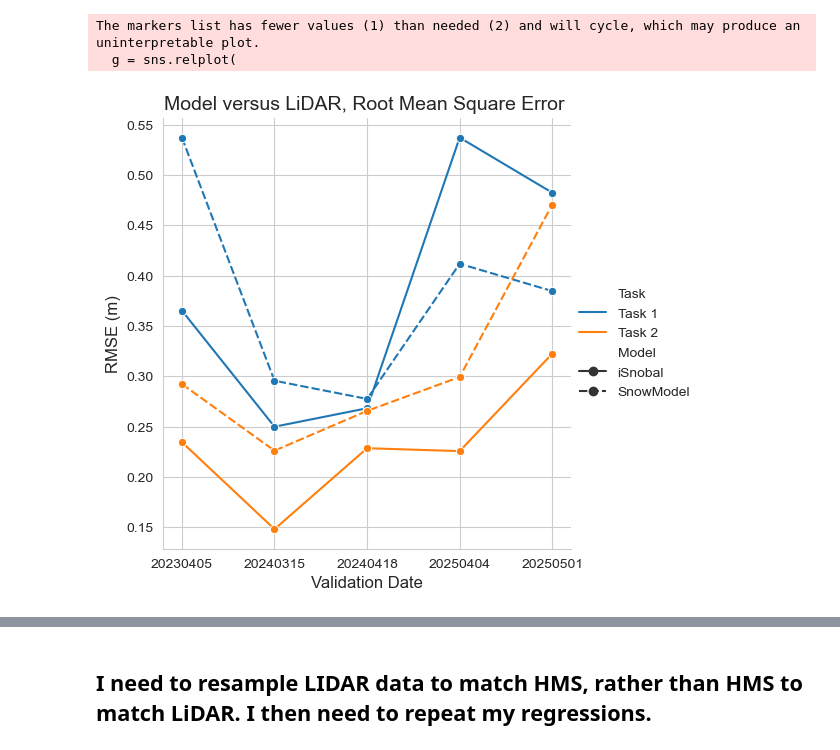
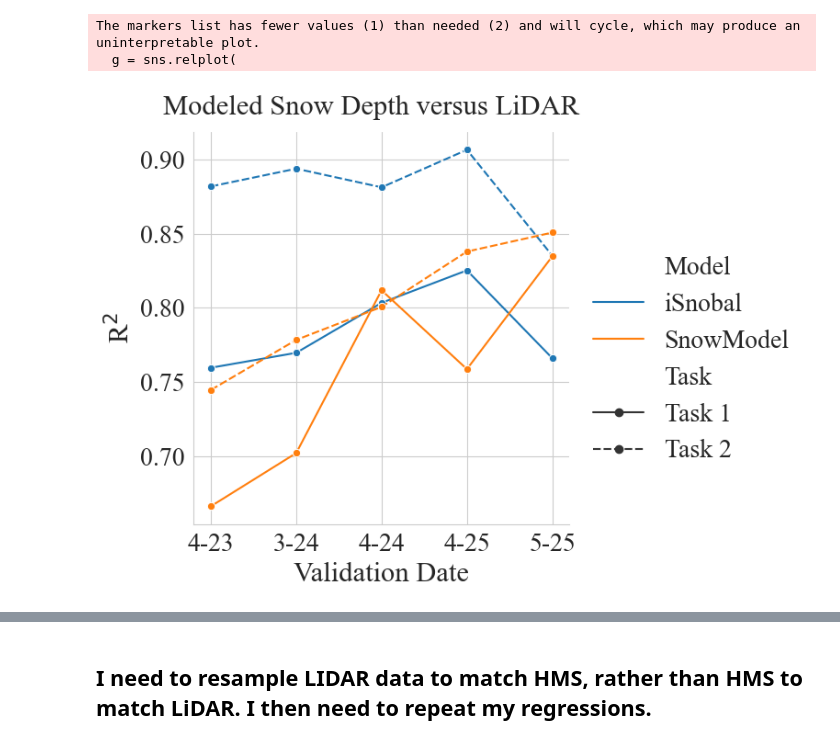
Before and after one commit to naniciafone/SIRO, a Jupyter notebook: notebooks/analysis.ipynb, the cells around one changed output, grey strips where cells are left out. Cells and saved outputs as stored; diff of their text form; code cells hidden in the pictures.

```diff
--- a/notebooks/analysis.ipynb
+++ b/notebooks/analysis.ipynb
@@ -84,4 +83,5 @@ for key in task1.keys():
     df['r-squared'] = df['rvalue']**2
     df.to_csv('regression_results.csv', index=False)
 # %%
-df_filtered = df[(df['Model'] == 'iSnobal') | (df['Model'] == 'SnowModel')]
+df_filtered_isno = df[(df['Model'] == 'iSnobal') | (df['Model'] == 'SnowModel')]
+df_filtered_hms = df[(df['Model'] == 'HMS-Energy-Balance') | (df['Model'] == 'HMS-Temperature-Index')]
@@ -109,21 +87,0 @@ The markers list has fewer values (1) than needed (2) and will cycle, which may
-# %%
-
-g = sns.relplot(
-    data=df_filtered,
-    x='Date',
-    y='RMSE',
-    hue='Task',
-    palette=sns.color_palette(),
-    style='Model',
-    kind='line',
-    markers = 'o',
-    legend='full'
-)
-
-g.set_axis_labels("Validation Date", "RMSE (m)", fontsize=12)
-plt.title("Model versus LiDAR, Root Mean Square Error ", size=14) # Add title
-plt.show()
-# %% [output]
-The markers list has fewer values (1) than needed (2) and will cycle, which may produce an uninterpretable plot.
-  g = sns.relplot(
-[figure, removed]
@@ -156,0 +88,42 @@ plt.show()
+# %%
+plt.rcParams['font.family'] = 'serif'
+plt.rcParams['font.serif'] = ['Times New Roman'] + plt.rcParams['font.serif']
+
+g = sns.relplot(
+    data=df_filtered_isno,
+    x='Date',
+    y='r-squared',
+    hue='Model',
+    style='Task',
+    kind='line',
+    markers = 'o')
+g.set_xticklabels(['4-23', '3-24', '4-24', '4-25', '5-25'])
+g.set_axis_labels("Validation Date", "R$^2$", fontsize=22)
+g.tick_params(axis='both', which='major', labelsize=20)
+g._legend.set_title("")
+
+g.fig.suptitle(
+    "Modeled Snow Depth versus LiDAR",
+    fontsize=22,
+    y=1.05,
+    ha='center',
+    x=0.45
+)
+
+sns.move_legend(
+    g, "upper left",
+    bbox_to_anchor=(.8, .75),
+    title="",
+    fontsize=20,
+    title_fontsize=1
+)
+plt.savefig(
+    "C:/Users/RDCRLSMC/Desktop/SIRO/docs/figs/iSno_rsquared.png",
+    dpi=300,
+    bbox_inches='tight'
+)
+plt.show()
+# %% [output]
+The markers list has fewer values (1) than needed (2) and will cycle, which may produce an uninterpretable plot.
+  g = sns.relplot(
+[figure, added]
```
Also changed, not shown: parts of 65 cells of this notebook, 6 other files.
